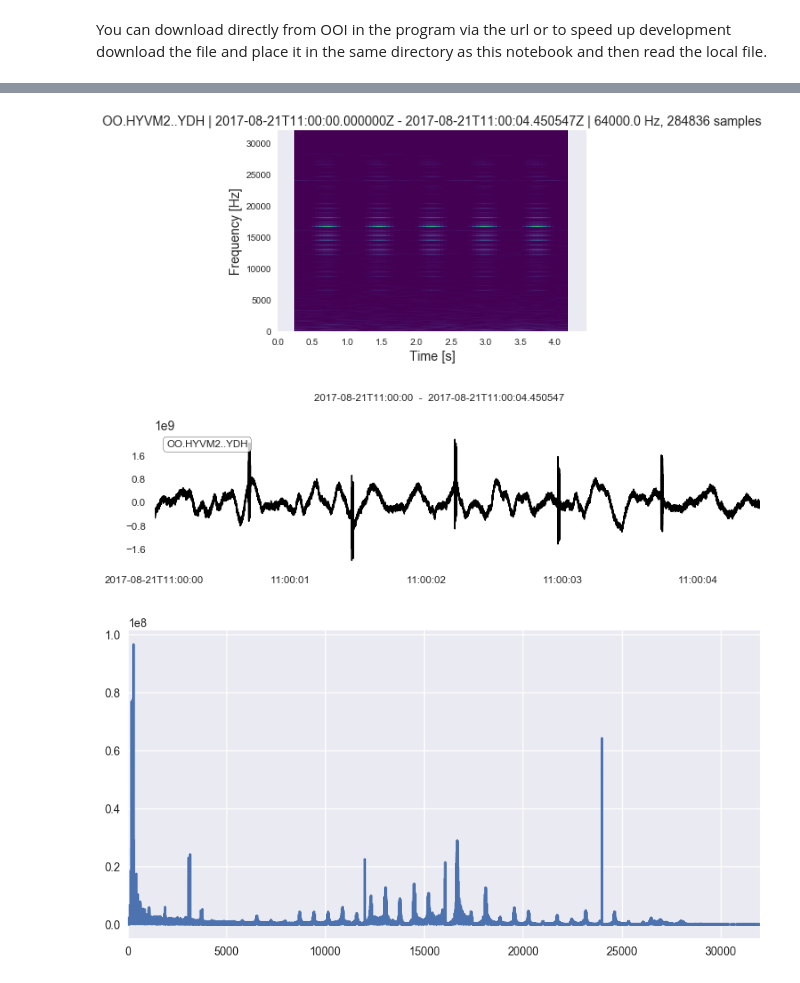
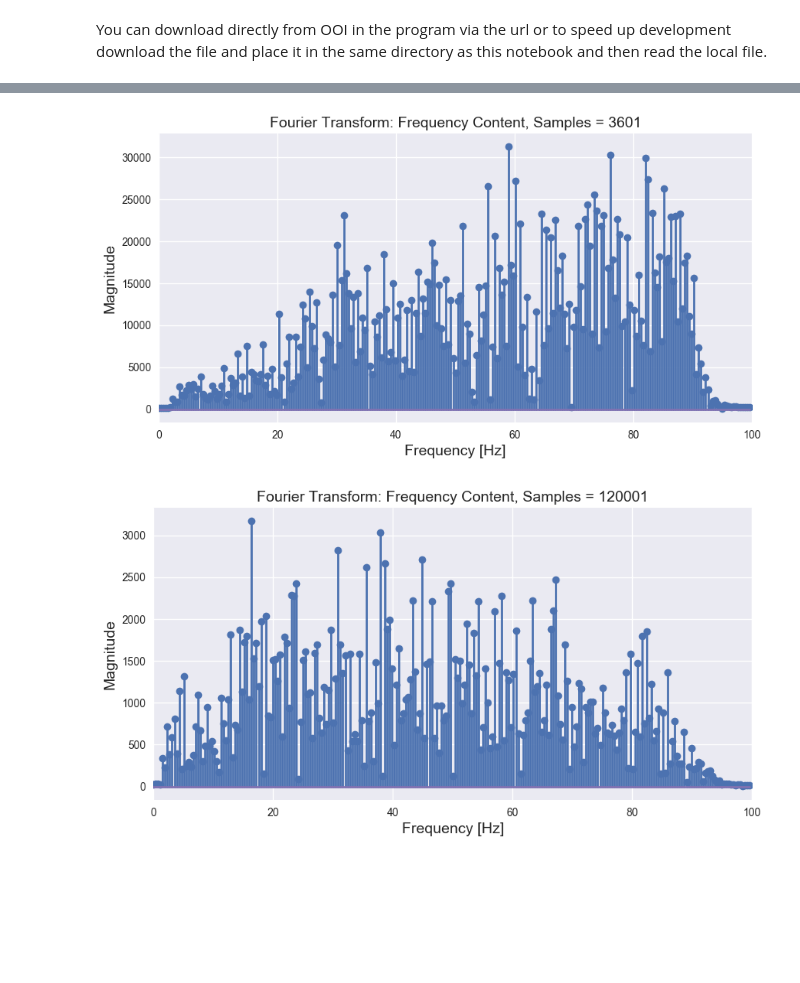
Before and after one commit to oceanhackweek/cahw2018_hydrophone, a Jupyter notebook: notebooks/johnson_aidan_mseed.ipynb, the cells around one changed output, grey strips where cells are left out. Drawn from its saved outputs; the diff is of its cells as text; code cells hidden in the pictures; blank space fills up the shorter version.

```diff
--- a/notebooks/johnson_aidan_mseed.ipynb
+++ b/notebooks/johnson_aidan_mseed.ipynb
@@ -9,10 +5,8 @@ from obspy import read
 from obspy.core import UTCDateTime
 import wave
 from obspy import signal
-from obspy.signal import freqattributes
 from scipy import signal
 from scipy.fftpack import fft, fftfreq, fftshift
-from scipy.signal import blackman
 
 import numpy as np
 import pandas as pd
@@ -43,8 +37,10 @@ bokeh.io.output_notebook()
 
 
 %matplotlib inline
-data_url = 'https://rawdata.oceanobservatories.org/files/RS01SBPS/PC01A/08-HYDBBA103/2017/08/21/OO-HYVM2--YDH-2017-08-21T12:00:00.000000.mseed'
-localFileName = 'OO-HYVM2--YDH-2017-08-21T12:00:00.000000.mseed'
+# data_url = 'https://rawdata.oceanobservatories.org/files/RS01SBPS/PC01A/08-HYDBBA103/2017/08/21/OO-HYVM2--YDH-2017-08-21T11:00:00.000000.mseed'
+# localFileName = 'OO-HYVM2--YDH-2017-08-21T11:00:00.000000.mseed'
+data_url = 'http://service.iris.edu/irisws/timeseries/1/query?net=OO&sta=AXBA1&cha=HDH&start=2015-04-25T17:45:00&end=2015-04-25T17:55:00&demean=true&output=miniseed&loc=--'
+localFileName = 'AXBA1.OO..HDH.2015.115.17.45.00.000-2015.115.17.55.00.000.rm.miniseed'
 # %% [output]
 Loading BokehJS ...
 [interactive output not drawn]
@@ -75,9 +74,12 @@ stream.plot()
 # %%
-#zoom in and look at just 5 seconds - The spikes every 1/sec are from a co-located ADCP
+#zoom in and look at just an arbitrary number of seconds
 
-dt = UTCDateTime("2017-08-21T11:00:00")
-st = stream.slice(dt, dt + 480)
+dt = UTCDateTime("2015-04-25T17:46:28")
+#dt = UTCDateTime("2017-08-21T11:00:00")
+st = stream.slice(dt, dt + 18)
 print(st)
 st.plot()
+
+st[0].spectrogram()
 # %% [output]
 1 Trace(s) in Stream:
@@ -86,17 +88,0 @@ OO.HYVM2..YDH | 2017-08-21T11:00:00.000000Z - 2017-08-21T11:00:04.450547Z | 6400
-# %%
-st[0].spectrogram()
-# %% [output]
-[figure, removed]
-# %%
-#lets convert it to something easy to play on a PC
-
-trace = stream[0].copy()
-trace.filter('highpass', freq=2.0)
-
-#convert to full scale and then make 32 bit
-
-trace.normalize()
-trace.data = (trace.data * (2**31-1)).astype('int32')
-trace.plot()
-# %% [output]
-[figure, removed]
@@ -107,33 +89,40 @@ trace.write('test.wav', format='WAV', framerate=64000)
 # %%
 def getSamplingFreq(s):
     string = str(s).split(" ")
     fs = 0;
     for i in range(0, len(string) - 1) :
         char = string[i]
         count = 1
         if (char == "|"):
             count = count + 1
         if (count == 2):
             fs = string[i + 1]
     return float(fs)
 
 def plotFFT(s):
     y = s[0].copy()
-    N = len(s[0])
+    length = len(s[0])
+    N = 512
     Fs = getSamplingFreq(s)
-    Y = fftshift(fft(y))
+    Y = fftshift(fft(y, N))
     f = fftshift(fftfreq(N, 1/Fs))
     Y = np.abs(np.transpose(Y))
     fig = plt.figure(figsize=(10, 5), dpi=100)
     plt.xlim(0,Fs/2)
     #plt.semilogy(f,Y)
-    plt.plot(f,Y)
+    plt.stem(f,Y)
+    plt.title("Fourier Transform: Frequency Content, Samples = " + str(length))
+    plt.xlabel("Frequency [Hz]")
+    plt.ylabel("Magnitude")
     plt.show()
 
-st_filt = st.filter('highpass', freq=10.0)
+st_filt = st.filter('highpass', freq=2.0)
 plotFFT(st_filt)
+stream_filt = stream.filter('highpass', freq=2.0)
+plotFFT(stream_filt)
 # %% [output]
-[figure, old version]
+[figure, new version]
+[figure, added]
 # %%
 def plot_embedding(embed, title=None, show_classes=True, show_examples=True):
     # Determine range of values of embedded points
```
Also changed, not shown: parts of 7 cells of this notebook.
